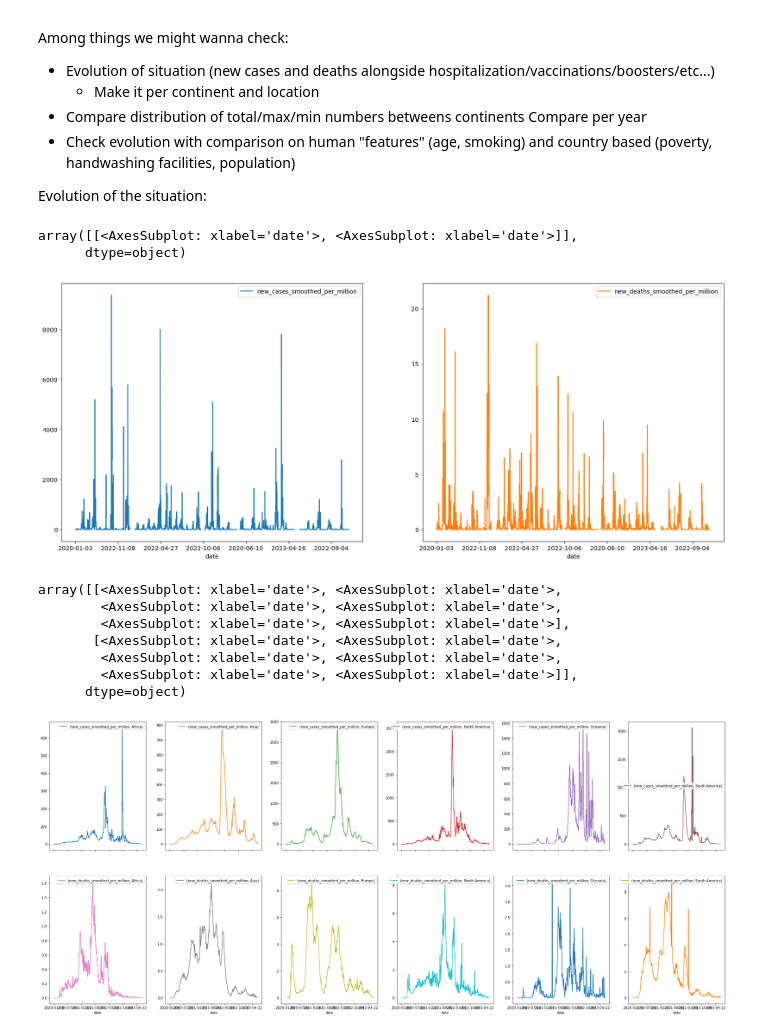
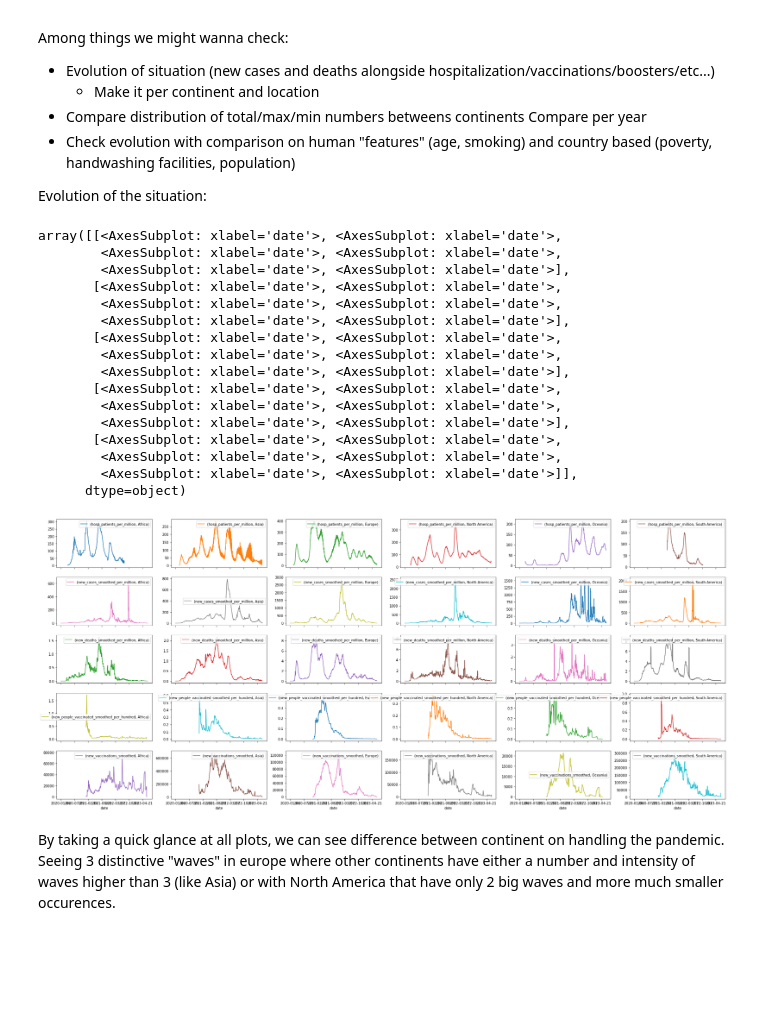
Before and after one commit to antoninchafiol/CoviEDA, a Jupyter notebook: notebook.ipynb, the cells around one changed output. Drawn from its saved outputs; the diff is of its cells as text; code cells hidden in the pictures; blank space fills up the shorter version.

```diff
--- a/notebook.ipynb
+++ b/notebook.ipynb
@@ -174,21 +174,28 @@ Among things we might wanna check:
 
 Evolution of the situation:
 # %%
-df_wona[df_wona['continent'] == 'Asia'].plot(x='date', y=['new_cases_smoothed_per_million', 'new_deaths_smoothed_per_million'], subplots=True, layout=(1,2))
+# df_wona[df_wona['continent'] == 'Asia'].plot(x='date', y=['new_cases_smoothed_per_million', 'new_deaths_smoothed_per_million'], subplots=True, layout=(1,2))
-# %% [output]
-array([[<AxesSubplot: xlabel='date'>, <AxesSubplot: xlabel='date'>]],
-      dtype=object)
-[figure, removed]
 # %%
-temp = df_wona.pivot_table(index='date', columns='continent', values=['new_cases_smoothed_per_million', 'new_deaths_smoothed_per_million'])
-temp.plot(subplots=True, layout=(2,6), figsize=(35, 15))
+temp = df_wona.pivot_table(index='date', columns='continent', values=['new_cases_smoothed_per_million', 'new_deaths_smoothed_per_million', 'new_vaccinations_smoothed', 'hosp_patients_per_million', 'new_people_vaccinated_smoothed_per_hundred'])
+temp.plot(subplots=True, layout=(5,6), figsize=(35, 15))
 # temp
 # %% [output]
 array([[<AxesSubplot: xlabel='date'>, <AxesSubplot: xlabel='date'>,
+        <AxesSubplot: xlabel='date'>, <AxesSubplot: xlabel='date'>,
+        <AxesSubplot: xlabel='date'>, <AxesSubplot: xlabel='date'>],
+       [<AxesSubplot: xlabel='date'>, <AxesSubplot: xlabel='date'>,
+        <AxesSubplot: xlabel='date'>, <AxesSubplot: xlabel='date'>,
+        <AxesSubplot: xlabel='date'>, <AxesSubplot: xlabel='date'>],
+       [<AxesSubplot: xlabel='date'>, <AxesSubplot: xlabel='date'>,
+        <AxesSubplot: xlabel='date'>, <AxesSubplot: xlabel='date'>,
+        <AxesSubplot: xlabel='date'>, <AxesSubplot: xlabel='date'>],
+       [<AxesSubplot: xlabel='date'>, <AxesSubplot: xlabel='date'>,
         <AxesSubplot: xlabel='date'>, <AxesSubplot: xlabel='date'>,
         <AxesSubplot: xlabel='date'>, <AxesSubplot: xlabel='date'>],
        [<AxesSubplot: xlabel='date'>, <AxesSubplot: xlabel='date'>,
         <AxesSubplot: xlabel='date'>, <AxesSubplot: xlabel='date'>,
         <AxesSubplot: xlabel='date'>, <AxesSubplot: xlabel='date'>]],
       dtype=object)
-[figure, old version]
+[figure, new version]
+# %% [markdown]
+By taking a quick glance at all plots, we can see difference between continent on handling the pandemic. Seeing 3 distinctive "waves" in europe where other continents have either a number and intensity of waves higher than 3 (like Asia) or with North America that have only 2 big waves and more much smaller occurences.
```
